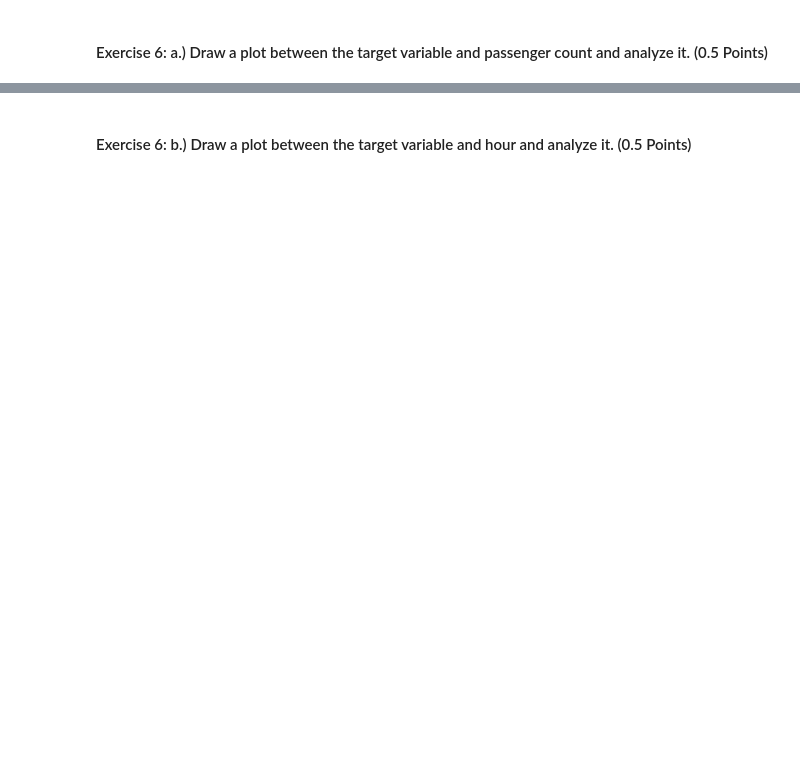
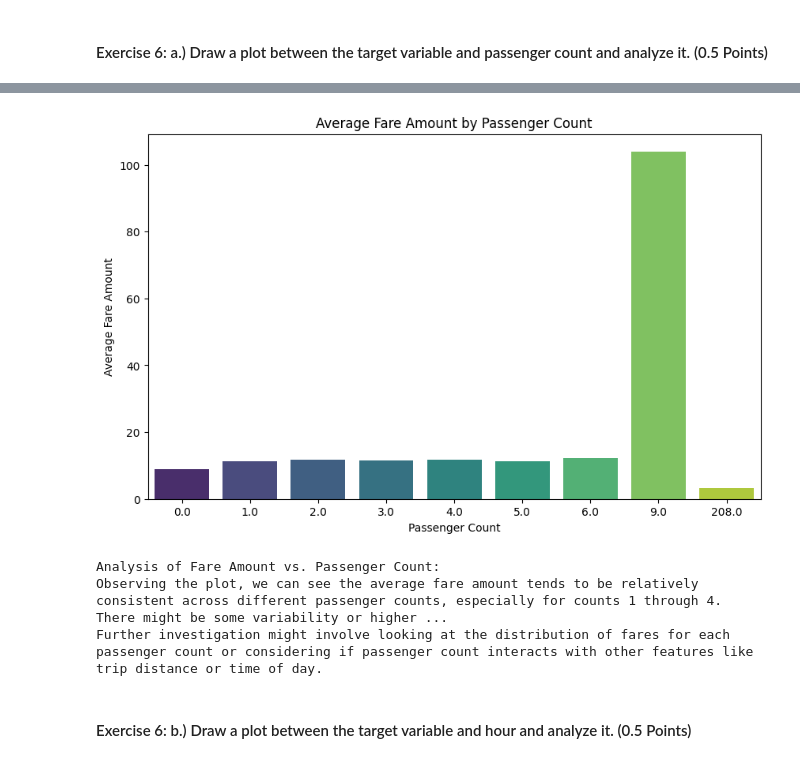
Before and after one commit to Vivek-Sajjan/Video_Classification, a Jupyter notebook: M5_NB_MiniProject_02_Fare_Amount_Prediction_Using_Dask.ipynb, the cells around one changed output, grey strips where cells are left out. Saved outputs shown, nothing was run; the diff lists cells and outputs as text; code cells hidden in the pictures; blank space fills up the shorter version.

```diff
--- a/M5_NB_MiniProject_02_Fare_Amount_Prediction_Using_Dask.ipynb
+++ b/M5_NB_MiniProject_02_Fare_Amount_Prediction_Using_Dask.ipynb
@@ -429,3 +421,26 @@ plt.show()
 # %%
 """ passenger count feature """
 # YOUR CODE HERE
+# %%
+# prompt: Draw a plot between the target variable and passenger count and analyze it.
+
+import matplotlib.pyplot as plt
+# Use the existing Dask DataFrame df_dask which has the 'passenger_count' and 'fare_amount' columns
+# To plot with seaborn, we need to work with computed values.
+# For this type of plot, it's often better to group by passenger count and look at the average fare.
+
+# Calculate the mean fare amount for each passenger count
+average_fare_by_passenger_count = df_dask.groupby('passenger_count')['fare_amount'].mean().compute()
+
+# Create a pandas DataFrame from the computed averages for plotting
+avg_fare_df = average_fare_by_passenger_count.reset_index()
+avg_fare_df.columns = ['passenger_count', 'average_fare']
+
+# Plotting using seaborn.barplot
+plt.figure(figsize=(10, 6))
+sns.barplot(x='passenger_count', y='average_fare', data=avg_fare_df, palette='viridis')
+plt.title('Average Fare Amount by Passenger Count')
+plt.xlabel('Passenger Count')
+plt.ylabel('Average Fare Amount')
+plt.show()
+# %% [output]
@@ -432,2 +449,6 @@ plt.show()
+[figure, added]
+Analysis of Fare Amount vs. Passenger Count:
+Observing the plot, we can see the average fare amount tends to be relatively consistent across different passenger counts, especially for counts 1 through 4. There might be some variability or higher ...
+Further investigation might involve looking at the distribution of fares for each passenger count or considering if passenger count interacts with other features like trip distance or time of day.
 # %% [markdown]
 #### Exercise 6: b.) Draw a plot between the target variable and hour and analyze it. (0.5 Points)
```
Also changed, not shown: parts of 6 cells of this notebook.
